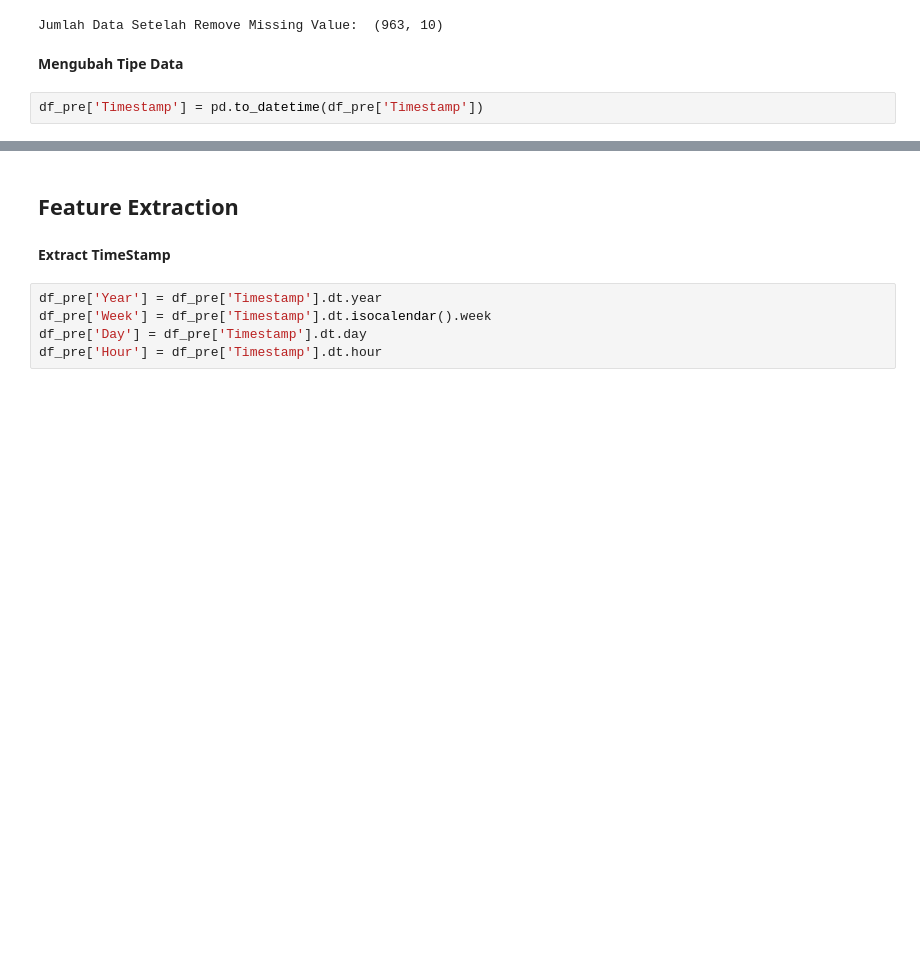
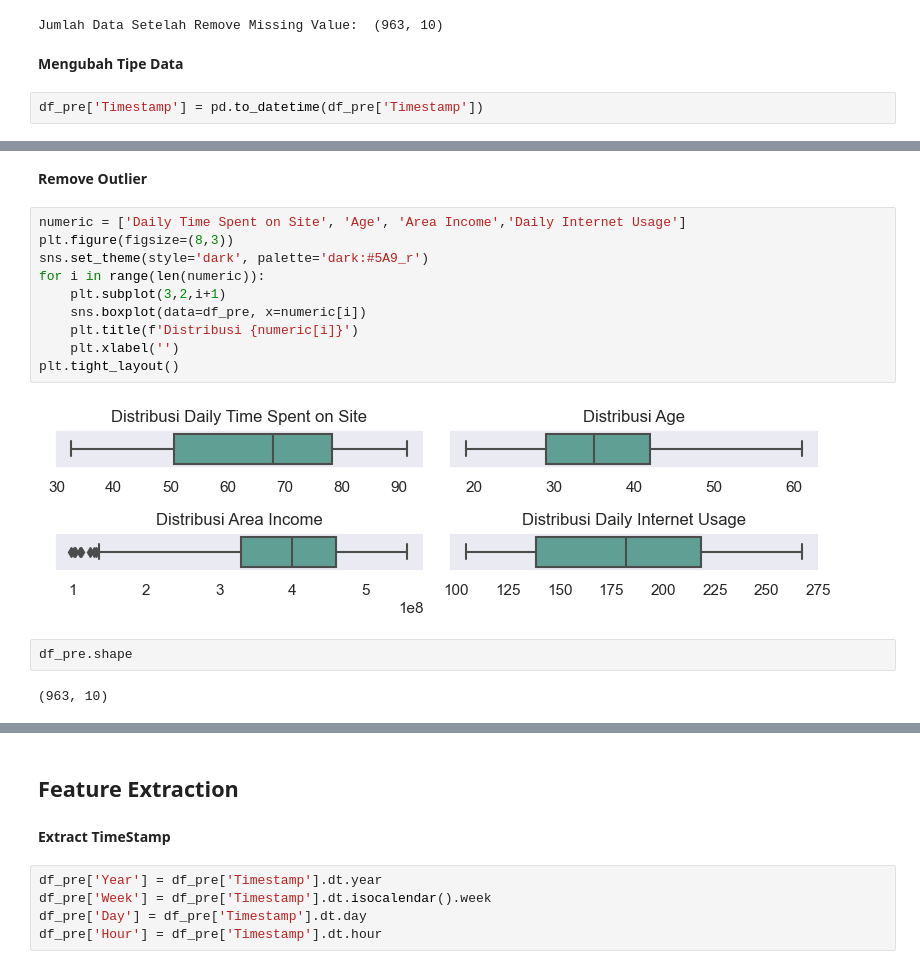
Before and after one commit to JodhiKrisantus/Predict-Customer-Clicked-Ads-Classification, a Jupyter notebook: Classification - Predict Clicked Ads.ipynb, the cells around one changed output, grey strips where cells are left out. Saved outputs shown, nothing was run; the diff lists cells and outputs as text; blank space fills up the shorter version.

```diff
--- a/Classification - Predict Clicked Ads.ipynb
+++ b/Classification - Predict Clicked Ads.ipynb
@@ -314,0 +329,18 @@ df_pre['Timestamp'] = pd.to_datetime(df_pre['Timestamp'])
+# %% [markdown]
+**Remove Outlier**
+# %%
+numeric = ['Daily Time Spent on Site', 'Age', 'Area Income','Daily Internet Usage']
+plt.figure(figsize=(8,3))
+sns.set_theme(style='dark', palette='dark:#5A9_r')
+for i in range(len(numeric)):
+    plt.subplot(3,2,i+1)
+    sns.boxplot(data=df_pre, x=numeric[i])
+    plt.title(f'Distribusi {numeric[i]}')
+    plt.xlabel('')
+plt.tight_layout()
+# %% [output]
+[figure, added]
+# %%
+df_pre.shape
+# %% [output]
+(963, 10)
```
Also changed, not shown: parts of 72 cells of this notebook.
